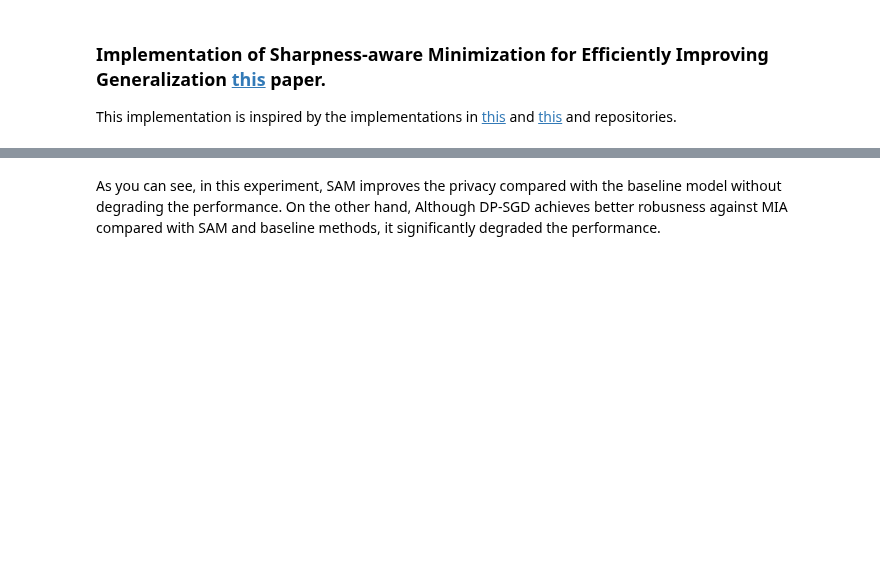
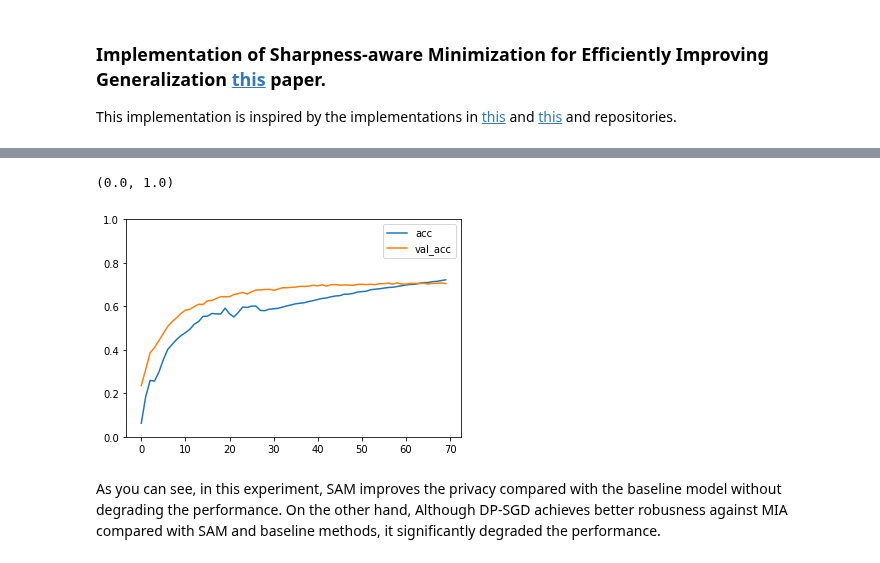
Before and after one commit to VectorInstitute/PETs-Bootcamp, a Jupyter notebook: Membership_Inference_Attacks/Membership_Inference_Attacks_with_Tensorflow_Privacy.ipynb, the cells around one changed output, grey strips where cells are left out. Drawn from its saved outputs; the diff is of its cells as text; code cells hidden in the pictures; blank space fills up the shorter version.

```diff
--- a/Membership_Inference_Attacks/Membership_Inference_Attacks_with_Tensorflow_Privacy.ipynb
+++ b/Membership_Inference_Attacks/Membership_Inference_Attacks_with_Tensorflow_Privacy.ipynb
@@ -614,9 +840,12 @@ print(plotting.plot_roc_curve(attacks_result.get_result_with_max_auc().roc_curve
 # %%
 # plot accuracy for the first model
-plt.plot(history.history['accuracy'], label='acc')
-plt.plot(history.history['val_accuracy'], label='val_acc')
+plt.plot(history.history['classification_accuracy'], label='acc')
+plt.plot(history.history['val_classification_accuracy'], label='val_acc')
 plt.legend();
 plt.ylim(0,1)
+# %% [output]
+(0.0, 1.0)
+[figure, added]
 # %% [markdown]
 As you can see, in this experiment, SAM improves the privacy compared with the baseline model without degrading the performance. On the other hand, Although DP-SGD achieves better robusness against MIA compared with SAM and baseline methods, it significantly degraded the performance.
 # %% [markdown]
```
Also changed, not shown: parts of 22 cells of this notebook.
